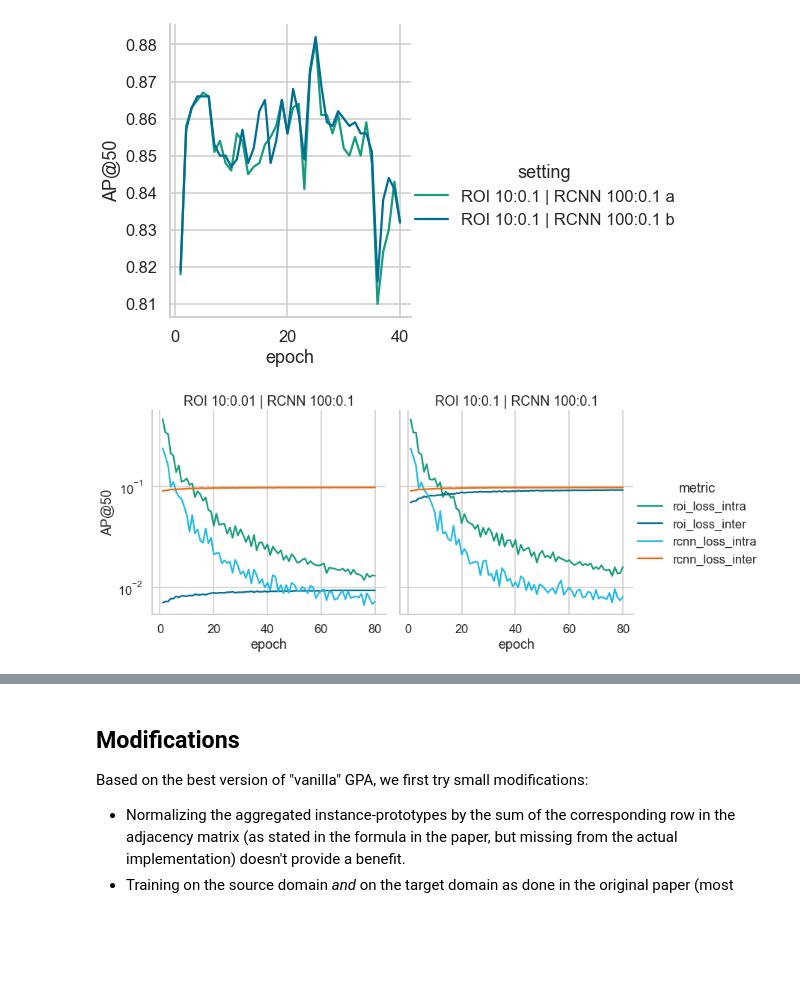
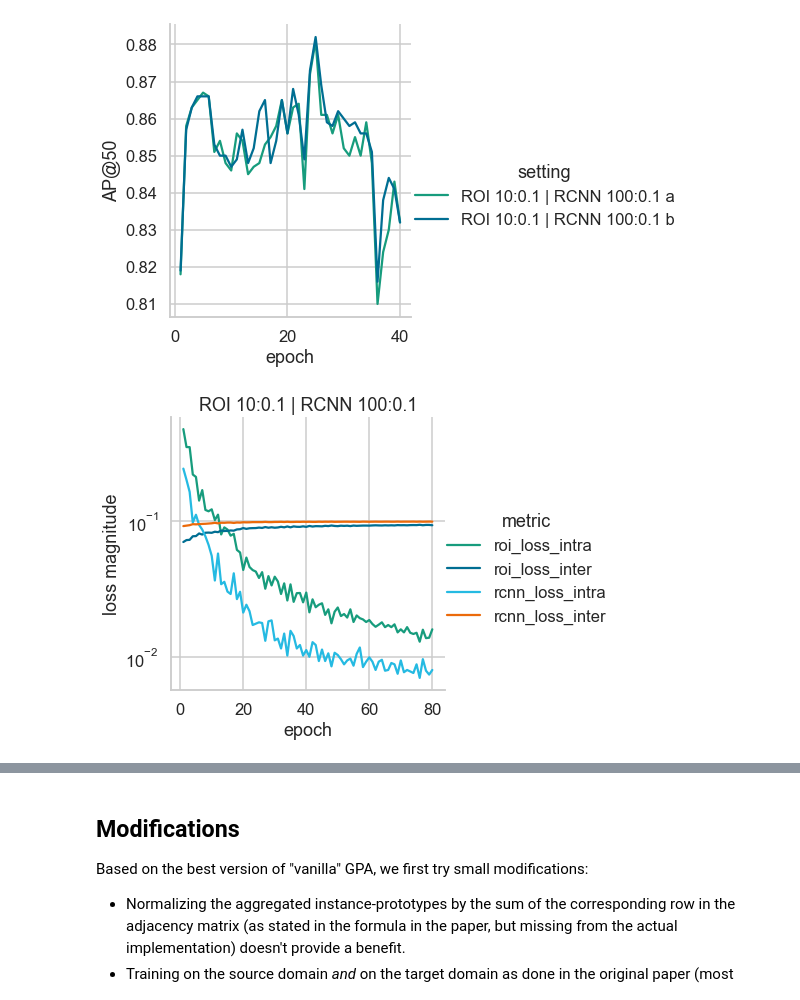
Before and after one commit to ThaddaeusWiedemer/FisheyeSPA, a Jupyter notebook: results/gpa.ipynb, the cells around one changed output, grey strips where cells are left out. Saved outputs shown, nothing was run; the diff lists cells and outputs as text; code cells hidden in the pictures; blank space fills up the shorter version.

```diff
--- a/results/gpa.ipynb
+++ b/results/gpa.ipynb
@@ -284,16 +284,17 @@ print(maxs)
 # %%
 from log_analysis import *
 sb.set_context('talk')
 sb.set_style('whitegrid')
 sb.set_palette(kit())
-logs = [['GPA/tuning/coco_piropo_100a_da1roi01rcnn1intra100inter01nFalsegtFalsemean_squared_seed.log', 'ROI 10:0.01 | RCNN 100:0.1'],
+logs = [#['GPA/tuning/coco_piropo_100a_da1roi01rcnn1intra100inter01nFalsegtFalsemean_squared_seed.log', 'ROI 10:0.01 | RCNN 100:0.1'],
         ['GPA/tuning/coco_piropo_100a_da0roi0rcnn0intra0inter0nFalsegtFalsemean_squared_seed_custom.log', 'ROI 10:0.1 | RCNN 100:0.1']]
 
 df, maxs = df_from_log(['setting'], ['roi_loss_intra', 'roi_loss_inter', 'rcnn_loss_intra', 'rcnn_loss_inter'], logs, get_max=True)
 
 g = sb.relplot(data=df[df['occurrence']<=80], x='occurrence', y='value', kind='line', hue='metric', col='setting', height=5, aspect=1.)
-g.set_axis_labels('epoch', 'AP@50')
+g.set_axis_labels('epoch', 'loss magnitude')
 g.set_titles(col_template='{col_name}', row_template='')
 plt.yscale('log')
+g.savefig(f'images/tuning_best_losses.svg')
 # %% [output]
-[figure, old version]
+[figure, new version]
```
Also changed, not shown: parts of 9 cells of this notebook, 59 other files.
